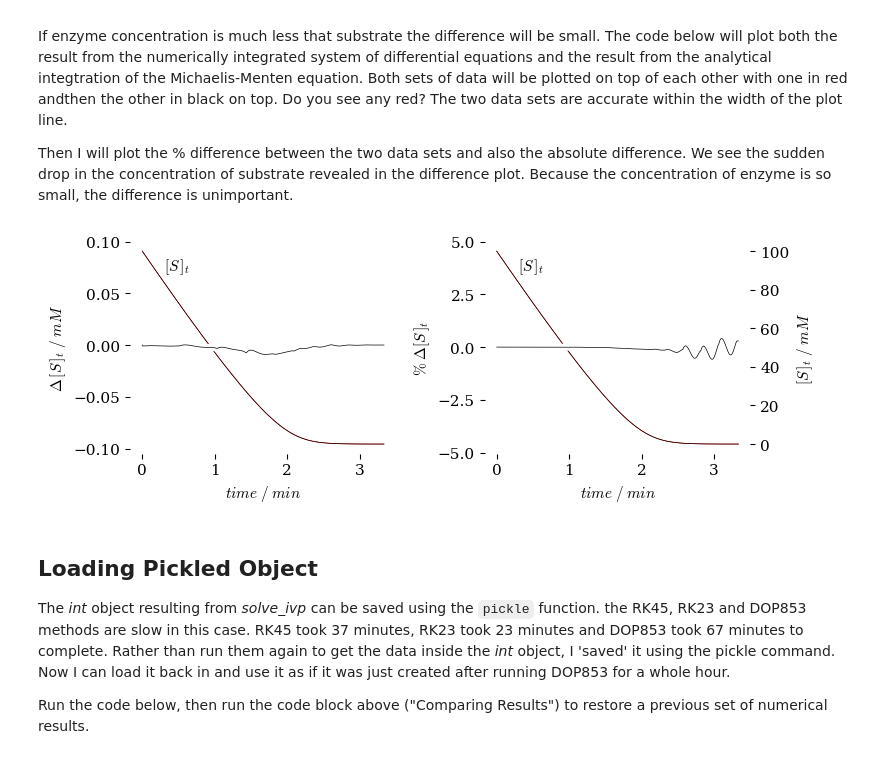
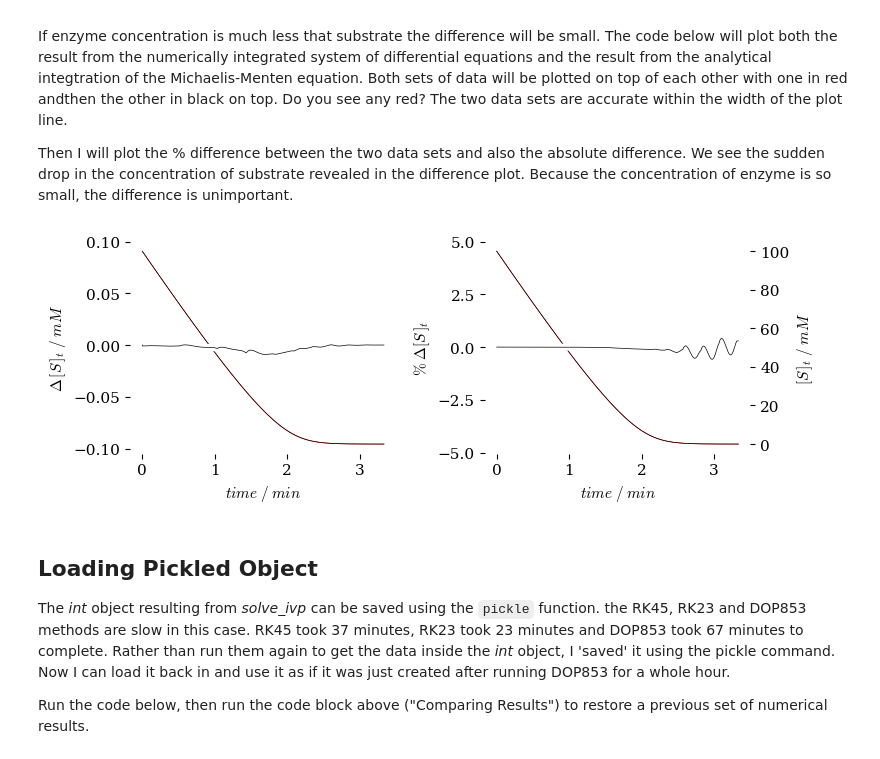
Before and after one commit to blinkletter/StealThisCode, a Jupyter notebook: 4_SciPy/K05_NumericIntegration_SystemEq.ipynb, the cells around one changed output. Cells and saved outputs as stored; diff of their text form; code cells hidden in the pictures.

```diff
--- a/4_SciPy/K05_NumericIntegration_SystemEq.ipynb
+++ b/4_SciPy/K05_NumericIntegration_SystemEq.ipynb
@@ -110,13 +110,13 @@ f = sym.lambdify([t, S0, KM, Vmax], eq.rhs)   ### create function in terms of t,
 ### Set up parameters
 ##########################
 
-Vmax = E_conc * kcat
+Vmax_value = E_conc * kcat
 
 ##########################
 ### calculate x and y data
 ##########################
                                                 ### time comes from the first code block above
-s = f(t_line, S_conc, KM_model, Vmax)           ### Calculate substrate conc according to the function
+s = f(t_line, S_conc, KM_model, Vmax_value)           ### Calculate substrate conc according to the function
 s = np.real(s)                                  ### the Lambert function produces imaginary numbers. Use on the real component
 # %% [output]
 The integrated rate law for the MM equation
@@ -258,6 +258,8 @@ If enzyme concentration is much less that substrate the difference will be small
 
 Then I will plot the % difference between the two data sets and also the absolute difference. We see the sudden drop in the concentration of substrate revealed in the difference plot. Because the concentration of enzyme is so small, the difference is unimportant.
 # %%
+#c = S_t
+#time = time_exp
 
 
 ##########################
@@ -332,7 +334,7 @@ ax2.plot(x, y,
         )
 
 
-ax_right.text(0.3, 90, r"$[S\, ]_t$")
+#ax_right.text(0.3, 90, r"$[S\, ]_t$")
 #ax2.text(1.1, 0.4, r"$\%\, \Delta \,[S\, ]_t$")
 
 
@@ -400,36 +402,36 @@ ax3.plot(x, y,
         zorder = 1                  ### everything is in layer 0 (the bottom layer in this case)
         )
 
 #ax3.text(2.2,-0.015,r"$\Delta \, [S\, ]_t$")
-ax_left.text(0.3, 90, r"$[S\, ]_t$")
+#ax_left.text(0.3, 90, r"$[S\, ]_t$")
 
 ax3.set(ylabel=r"$\Delta \, [S\, ]_t\; /\; mM$",
         xlim=[None, None],
         ylim=[-.105, .10],
 #        ylim=[-.0155, .015],
         yticks = [-0.1, -0.05, 0, 0.05, 0.1],
 #        yticks = [-0.015, -0.010, -0.005, 0, 0.005, 0.01, 0.015],
     )
 
 ax_left.yaxis.tick_right()
 ax_left.yaxis.set_label_position("right")
 ax_left.yaxis.set_visible(False)            ### Hide the y-axis on the right side of ax1
 
 ax3.yaxis.tick_left()
 ax3.yaxis.set_label_position("left")
 ##################################################################################
 
 #########################################
 ### Output the plot
 #########################################
 
 fig.tight_layout()  ### otherwise the right y-label is slightly clipped
 
 description = ""
-plt.savefig("plot_"+method+"_tline2.pdf")     ### export the plot as this
+plt.savefig("plot_"+method+"_tlineK.pdf")     ### export the plot as this
 plt.show()                  ### display the plot in this notebook
 # %% [output]
-[figure, old version]
+[figure, new version]
 # %% [markdown]
 ## Loading Pickled Object
 
```
Also changed, not shown: parts of 6 cells of this notebook, 26 other files.
